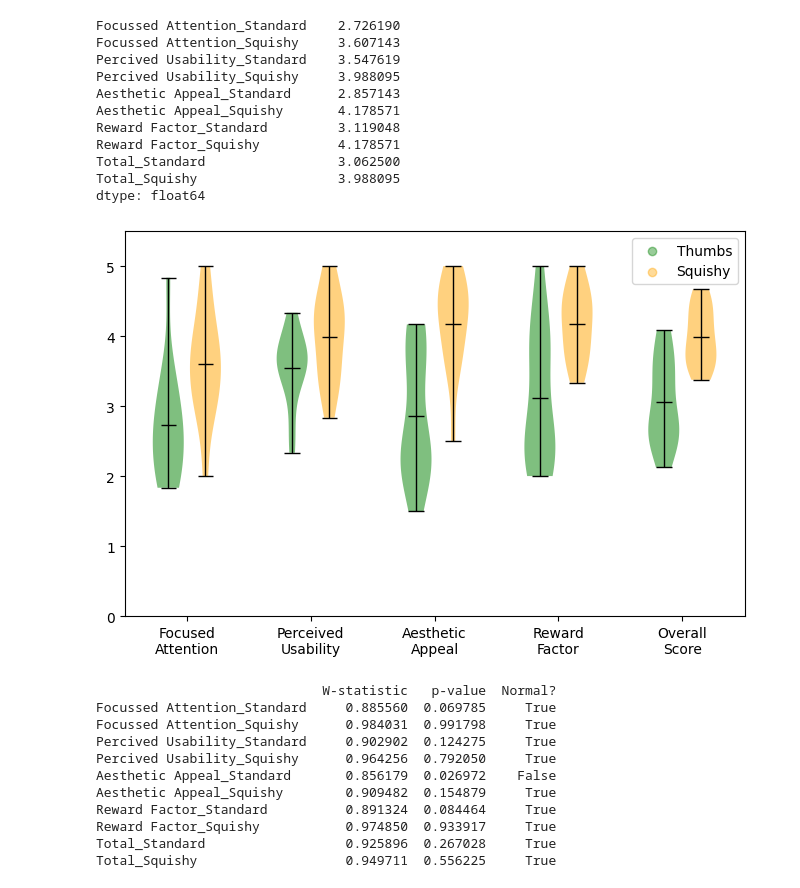
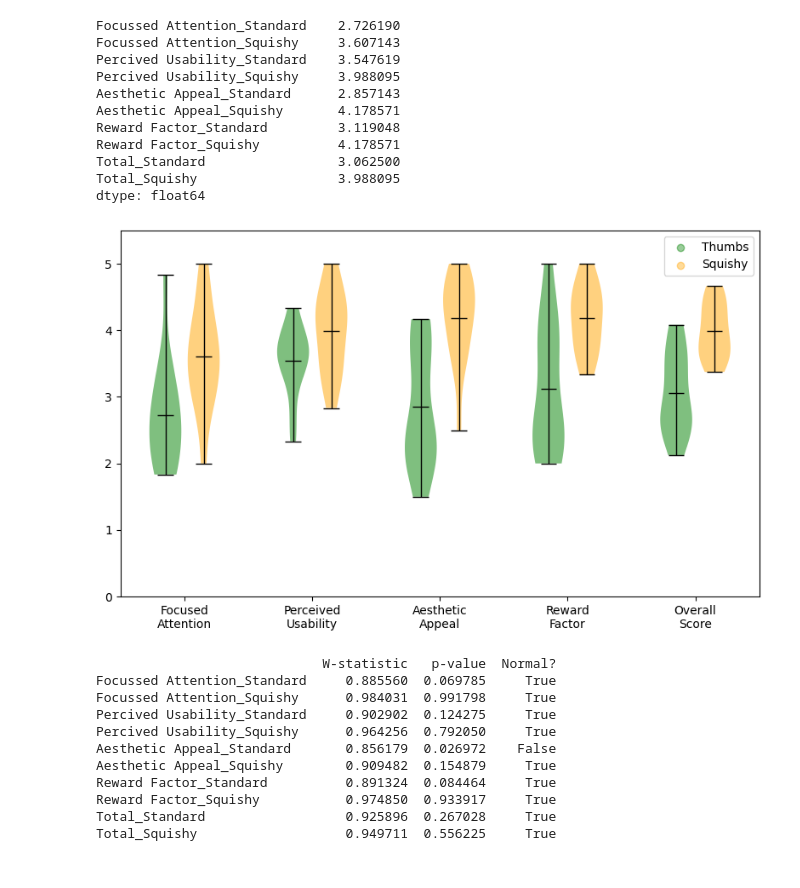
Before and after one commit to Phlipinator/Squishy-Data-Analysis, a Jupyter notebook: UES_MeanOverTasks.ipynb, the cells around one changed output. Cells and saved outputs as stored; diff of their text form; code cells hidden in the pictures.

Commit message:
Adds cronbachs alpha and graph output to UES

```diff
--- a/UES_MeanOverTasks.ipynb
+++ b/UES_MeanOverTasks.ipynb
@@ -217,34 +217,38 @@ vp_sq = plt.violinplot(squishy_data, positions=positions_squishy, widths=width,
 # Customize x-axis
 plt.xticks(range(1, len(categories)+1), categories)
 
 # Customize median/mean/min/max lines
 for vp in [vp_std, vp_sq]:
     for partname in ('cmedians', 'cmeans', 'cmins', 'cmaxes', 'cbars'):
         part = vp.get(partname)
         if part:
             part.set_edgecolor('black')
             part.set_linewidth(1)
 
 # Set violin colors
 for pc in vp_std['bodies']:
     pc.set_facecolor('green')
     pc.set_alpha(0.5)
 
 for pc in vp_sq['bodies']:
     pc.set_facecolor('orange')
     pc.set_alpha(0.5)
 
 # Y-axis
 plt.ylim(0, 5.5)
 
 # Legend
 plt.scatter([], [], color='green', alpha=0.4, label='Thumbs')
 plt.scatter([], [], color='orange', alpha=0.4, label='Squishy')
 plt.legend()
 
+# Save as PDF
+plt.tight_layout()
+plt.savefig("output/UES_violin_plot.pdf", format='pdf', bbox_inches='tight')
+
 plt.show()
 # %% [output]
-[figure, old version]
+[figure, new version]
 # %%
 # Shapiro - Wilk Test on Scores
 
```
Also changed, not shown: parts of 1 cell of this notebook, 1 other file.
